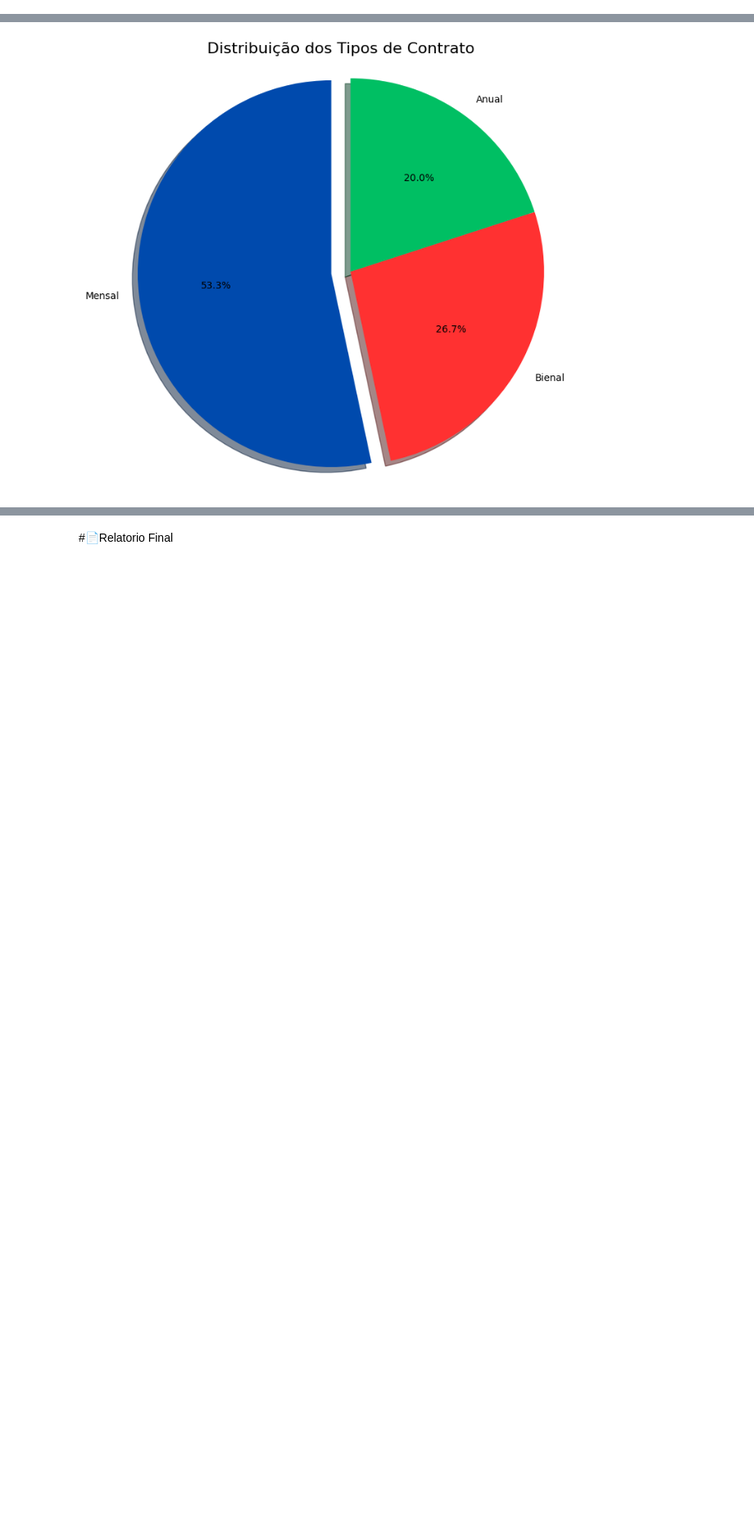
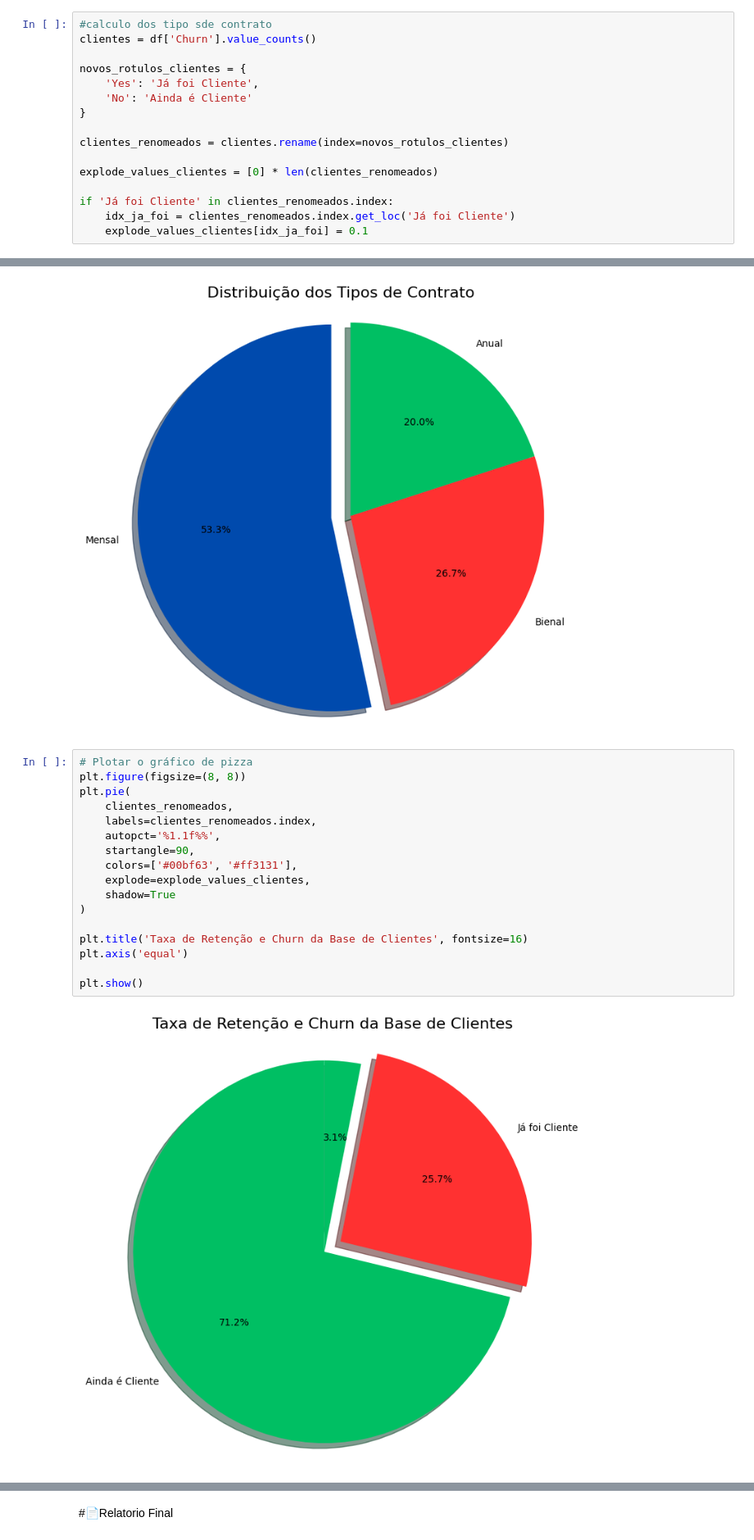
Before and after one commit to devFari/Challenge_Telecom_X, a Jupyter notebook: TelecomX_BR.ipynb, the cells around one changed output, grey strips where cells are left out. Shown at 82% size. Drawn from its saved outputs; the diff is of its cells as text; blank space fills up the shorter version.

```diff
--- a/TelecomX_BR.ipynb
+++ b/TelecomX_BR.ipynb
@@ -115,3 +104,19 @@ if 'Homens' in genero_renomeado.index:
+# %%
+#calculo dos tipo sde contrato
+clientes = df['Churn'].value_counts()
+
+novos_rotulos_clientes = {
+    'Yes': 'Já foi Cliente',
+    'No': 'Ainda é Cliente'
+}
+
+clientes_renomeados = clientes.rename(index=novos_rotulos_clientes)
+
+explode_values_clientes = [0] * len(clientes_renomeados)
+
+if 'Já foi Cliente' in clientes_renomeados.index:
+    idx_ja_foi = clientes_renomeados.index.get_loc('Já foi Cliente')
+    explode_values_clientes[idx_ja_foi] = 0.1
 # %% [markdown]
 #📊 Carga e análise
 # %%
@@ -153,6 +158,25 @@ plt.axis('equal')
 plt.show()
 # %% [output]
 [figure]
+# %%
+# Plotar o gráfico de pizza
+plt.figure(figsize=(8, 8))
+plt.pie(
+    clientes_renomeados,
+    labels=clientes_renomeados.index,
+    autopct='%1.1f%%',
+    startangle=90,
+    colors=['#00bf63', '#ff3131'],
+    explode=explode_values_clientes,
+    shadow=True
+)
+
+plt.title('Taxa de Retenção e Churn da Base de Clientes', fontsize=16)
+plt.axis('equal')
+
+plt.show()
+# %% [output]
+[figure, added]
 # %%
 ''' # Criando a figura com 2 subplots (1 linha, 2 colunas)
 fig, axs = plt.subplots(1, 2, figsize=(14, 6))
```
Also changed, not shown: parts of 4 cells of this notebook.
